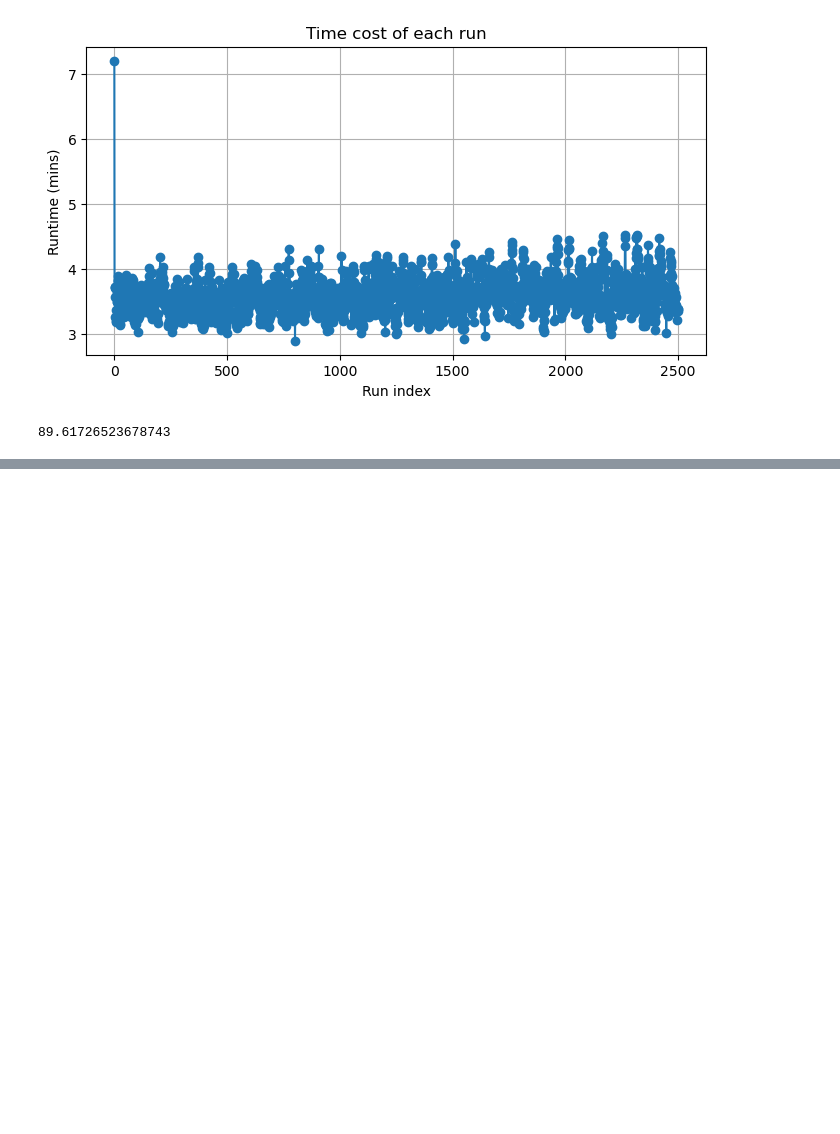
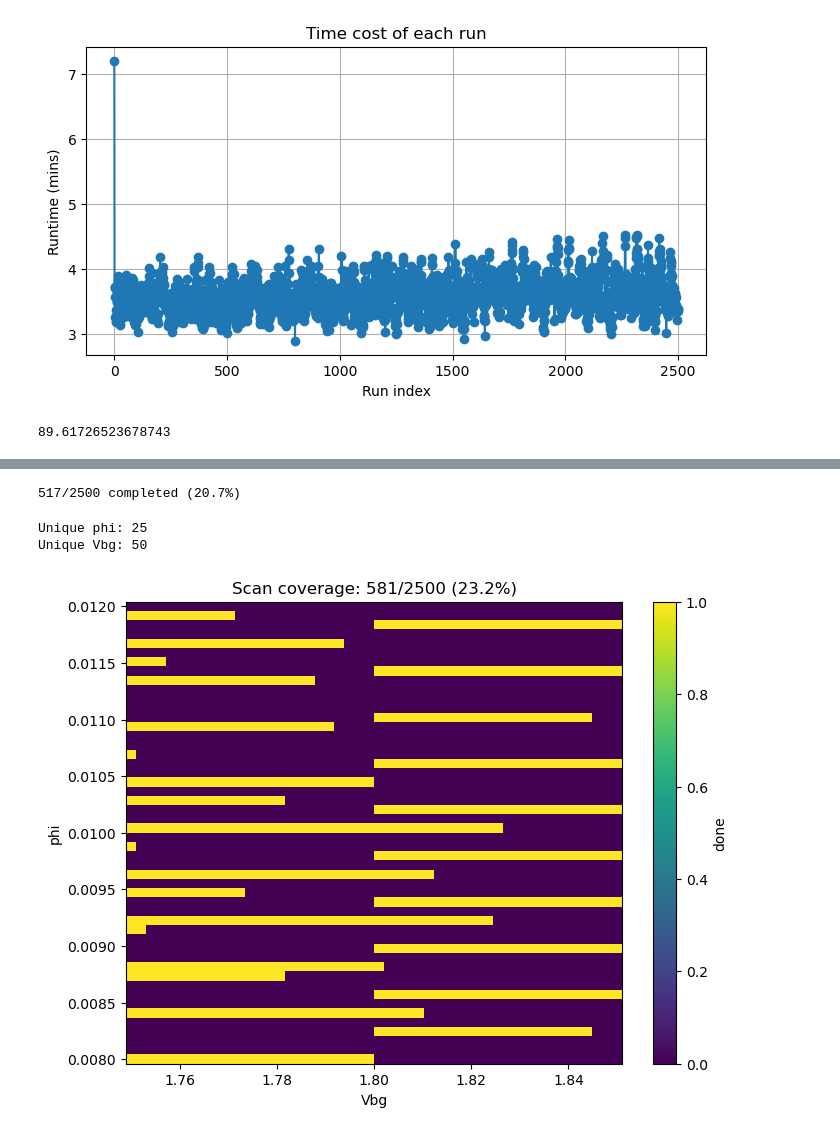
Before and after one commit to yzhaoo/EQuantum, a Jupyter notebook: scan_viewer.ipynb, the cells around one changed output, grey strips where cells are left out. Saved outputs shown, nothing was run; the diff lists cells and outputs as text; code cells hidden in the pictures; blank space fills up the shorter version.

```diff
--- a/scan_viewer.ipynb
+++ b/scan_viewer.ipynb
@@ -474,0 +460,37 @@ np.sum(scan_df['runtime_sec'].to_numpy())/60/100
+# %%
+import os
+out_folder = scan_folder
+
+def count_completed():
+    files = [
+        f for f in os.listdir(out_folder)
+        if f.endswith(".npz") and f.startswith("phi_")
+    ]
+    return len(files)
+
+total_points = 2500  # set this
+
+done = count_completed()
+print(f"{done}/{total_points} completed ({done/total_points:.1%})")
+# %% [output]
+517/2500 completed (20.7%)
+# %%
+pattern = re.compile(r"phi_([-\d\.]+)_Vbg_([-\d\.]+)\.npz")
+
+phis_done = []
+Vbgs_done = []
+
+for f in os.listdir(out_folder):
+    m = pattern.match(f)
+    if m:
+        phis_done.append(float(m.group(1)))
+        Vbgs_done.append(float(m.group(2)))
+
+phis_done = np.array(phis_done)
+Vbgs_done = np.array(Vbgs_done)
+
+print("Unique phi:", len(np.unique(phis_done)))
+print("Unique Vbg:", len(np.unique(Vbgs_done)))
+# %% [output]
+Unique phi: 25
+Unique Vbg: 50
@@ -474,0 +499,43 @@ np.sum(scan_df['runtime_sec'].to_numpy())/60/100
+# %%
+with open(os.path.join(out_folder, "scan_manifest.json"), "r") as f:
+    manifest = json.load(f)
+
+phis = np.asarray(manifest["scan_ranges"]["phis"], dtype=float)
+Vbgs = np.asarray(manifest["scan_ranges"]["Vbgs"], dtype=float)
+
+pattern = re.compile(r"phi_([-\d\.]+)_Vbg_([-\d\.]+)\.npz")
+done = np.zeros((len(phis), len(Vbgs)), dtype=bool)
+
+phi_to_i = {round(float(phi), 4): i for i, phi in enumerate(phis)}
+vbg_to_j = {round(float(v), 4): j for j, v in enumerate(Vbgs)}
+
+for fname in os.listdir(out_folder):
+    m = pattern.fullmatch(fname)
+    if not m:
+        continue
+    i = phi_to_i.get(round(float(m.group(1)), 4))
+    j = vbg_to_j.get(round(float(m.group(2)), 4))
+    if i is not None and j is not None:
+        done[i, j] = True
+
+def edges(x):
+    x = np.asarray(x, dtype=float)
+    if len(x) == 1:
+        return np.array([x[0] - 0.5, x[0] + 0.5])
+    mids = 0.5 * (x[:-1] + x[1:])
+    left = x[0] - 0.5 * (x[1] - x[0])
+    right = x[-1] + 0.5 * (x[-1] - x[-2])
+    return np.concatenate([[left], mids, [right]])
+
+phi_edges = edges(phis)
+vbg_edges = edges(Vbgs)
+
+plt.figure(figsize=(8, 6))
+plt.pcolormesh(vbg_edges, phi_edges, done.astype(int), shading="flat")
+plt.xlabel("Vbg")
+plt.ylabel("phi")
+plt.title(f"Scan coverage: {done.sum()}/{done.size} ({done.mean():.1%})")
+plt.colorbar(label="done")
+plt.show()
+# %% [output]
+[figure, added]
```
Also changed, not shown: parts of 10 cells of this notebook, 3 other files.
